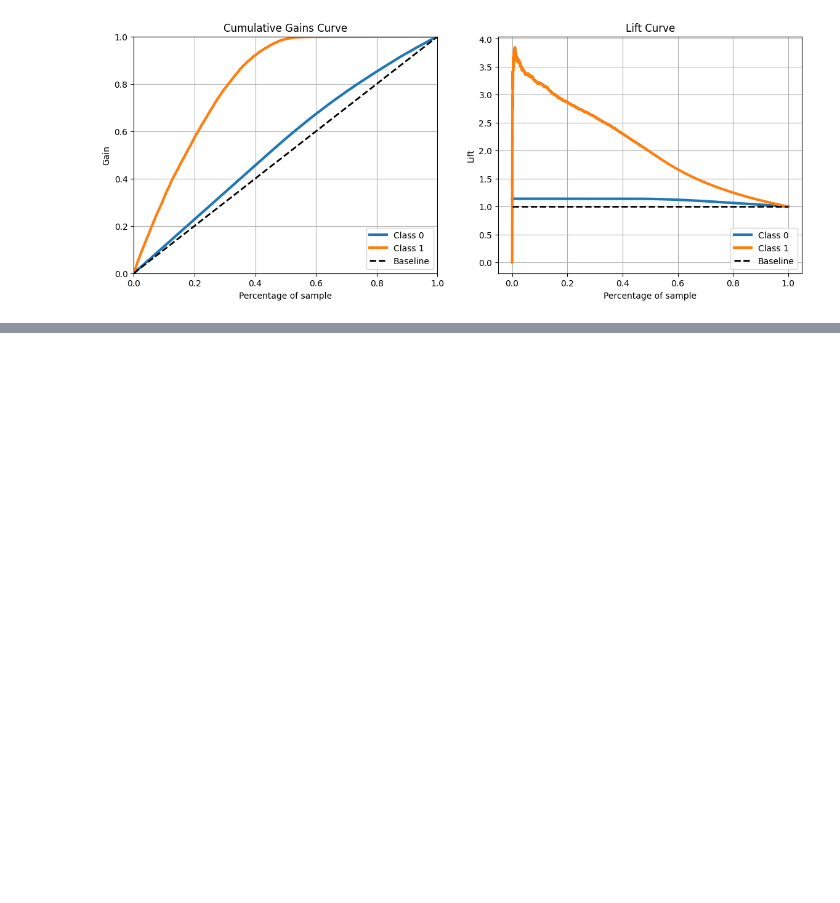
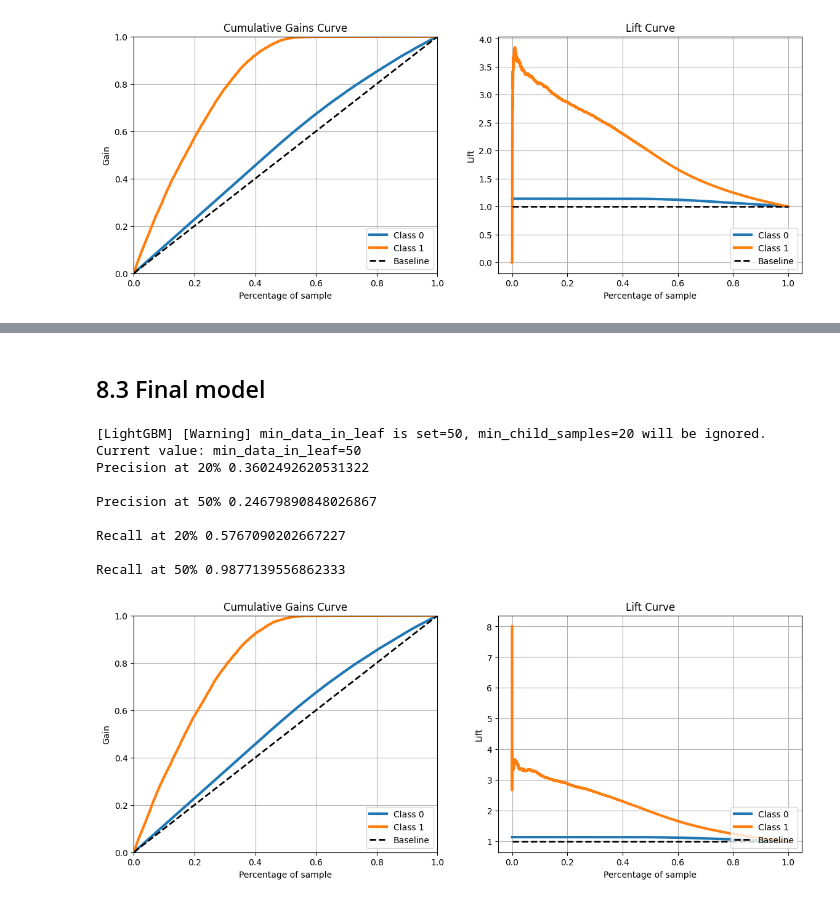
Before and after one commit to Eduardo-95-DS/Car-Insurance-Interest, a Jupyter notebook: notebooks/look_1.0-ear-health-insurance-cross-sell.ipynb, the cells around one changed output, grey strips where cells are left out. Drawn from its saved outputs; the diff is of its cells as text; code cells hidden in the pictures; blank space fills up the shorter version.

```diff
--- a/notebooks/look_1.0-ear-health-insurance-cross-sell.ipynb
+++ b/notebooks/look_1.0-ear-health-insurance-cross-sell.ipynb
@@ -1787,4 +1817,7 @@ skplt.metrics.plot_lift_curve( y_val, yhat_lgbm,ax=ax2 );
 # %%
+x_test=pd.concat ([x_test, y_test], axis=1)
+
+
 x_test['vehicle_age']=x_test['vehicle_age'].apply(lambda x: 'over_2_years' if x == '> 2 Years'
                                             else 'between_1_2_years' if x == '1-2 Year'
                                             else 'below_1_year')
@@ -1820,4 +1853,72 @@ x_test['driving_license']=x_test['driving_license'].apply(lambda x: 1 if x == 'Y
 
 x_test['vehicle_damage']=x_test['vehicle_damage'].apply(lambda x: 1 if x == 'Yes' else 0)
 
-x_test=x_testf.fillna(0)
+X_test=x_test.fillna(0)
+
+X_test=x_test[cols_selected]
+
+y_test=x_test['response']
+# %% [markdown]
+## 8.3 Final model
+# %%
+train=pd.concat ([x_train, y_train], axis=1)
+
+validation=pd.concat ([x_validation, y_validation], axis=1)
+
+full = pd.merge(train, validation,how='outer')
+full_x=full[cols_selected]
+full_y=full['response']
+
+
+# model definition
+lgbm_final = lightgbm.LGBMClassifier(learning_rate=0.1, max_depth=3,
+                               min_data_in_leaf=50, num_leaves=40, n_jobs=-1, random_state=42,
+                                    verbose=-1)
+
+# model training
+lgbm_final.fit(full_x,full_y)
+
+# model prediction
+yhat_lgbm_final=lgbm_final.predict_proba(X_test);
+
+
+df = X_test.copy()
+df['response'] = y_test.copy()
+
+# propensity score
+df['score'] = yhat_lgbm_final[:, 1].tolist()
+
+# sort clients by propensity score
+df = df.sort_values( 'score', ascending=False )
+
+# compute precision at k
+precision_at_20, data = precision_at_k( df, k=15244 )
+precision_at_50, data = precision_at_k( df, k=38111 )
+print(f'Precision at 20% {precision_at_20}','\n')
+print(f'Precision at 50% {precision_at_50}','\n')
+
+# compute recall at k
+recall_at_20, data = recall_at_k( df, k=15244 )
+recall_at_50, data = recall_at_k( df, k=38111 )
+print(f'Recall at 20% {recall_at_20}','\n')
+print(f'Recall at 50% {recall_at_50}','\n')
+
+# accumulative gain
+rcParams['figure.figsize'] = 14,5
+grid=gridspec.GridSpec(1,2)
+
+ax = plt.subplot(grid[0,0])
+skplt.metrics.plot_cumulative_gain(y_test,yhat_lgbm_final,ax=ax);
+
+ax2 = plt.subplot(grid[0,1])
+skplt.metrics.plot_lift_curve(y_test, yhat_lgbm_final,ax=ax2);
+# %% [output]
+[LightGBM] [Warning] min_data_in_leaf is set=50, min_child_samples=20 will be ignored. Current value: min_data_in_leaf=50
+Precision at 20% 0.3602492620531322
+
+Precision at 50% 0.24679890848026867
+
+Recall at 20% 0.5767090202667227
+
+Recall at 50% 0.9877139556862333
+[figure, added]
```
Also changed, not shown: parts of 44 cells of this notebook.
